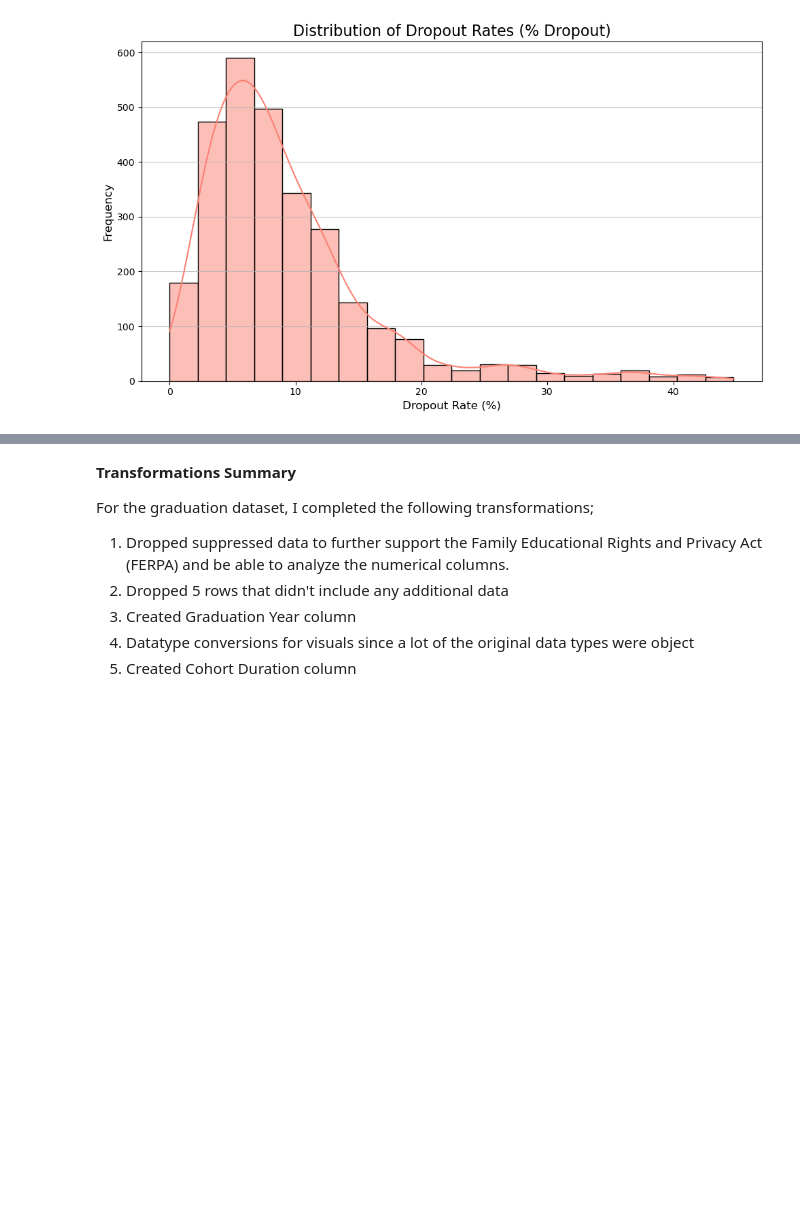
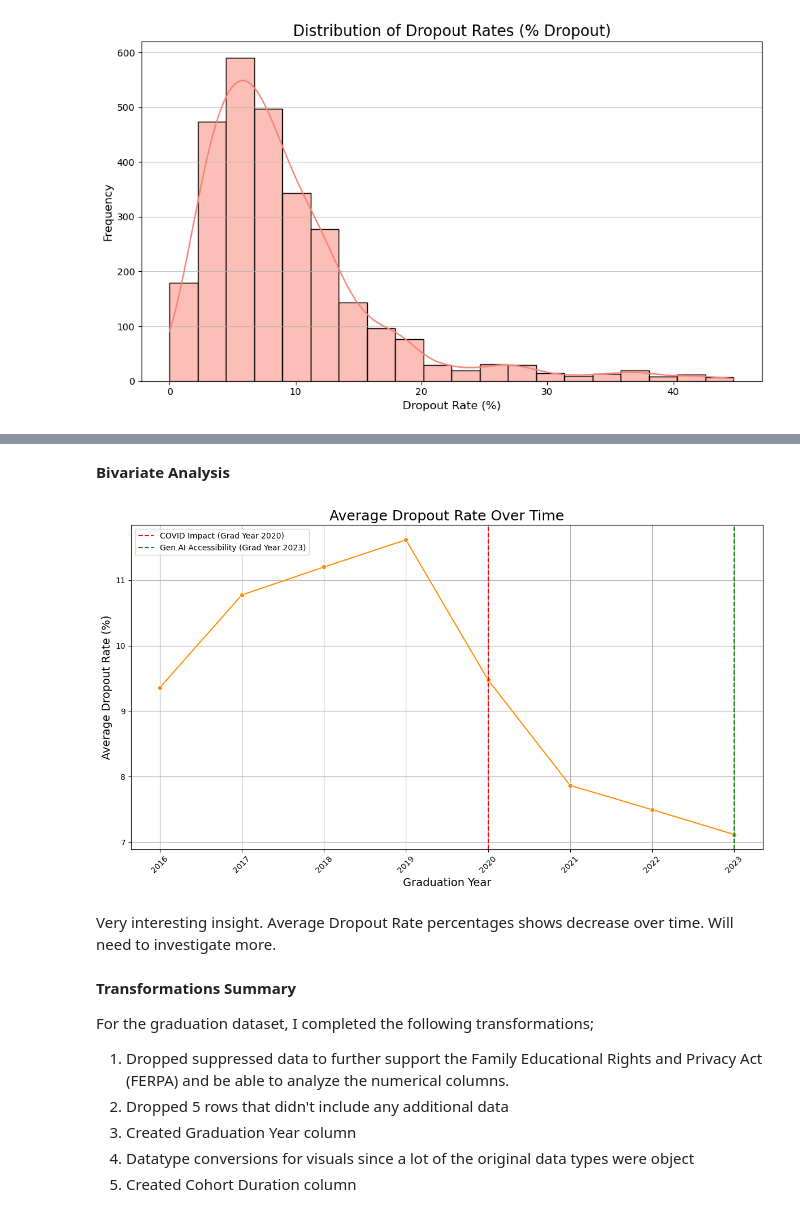
Before and after one commit to Mrfunderburker/Education-Capstone, a Jupyter notebook: code/graduation_eda.ipynb, the cells around one changed output, grey strips where cells are left out. Saved outputs shown, nothing was run; the diff lists cells and outputs as text; code cells hidden in the pictures; blank space fills up the shorter version.

Commit message:
start bivariate

```diff
--- a/code/graduation_eda.ipynb
+++ b/code/graduation_eda.ipynb
@@ -271,3 +301,24 @@ plt.show()
+# %% [markdown]
+**Bivariate Analysis**
+# %%
+# Average % Dropout over Graduation Year
+dropout_year_trends = graduation.groupby('Graduation Year')['% Dropout'].mean().reset_index()
+plt.figure(figsize=(12, 7))
+sns.lineplot(data=dropout_year_trends, x='Graduation Year', y='% Dropout', marker='o', color='darkorange')
+plt.title('Average Dropout Rate Over Time', fontsize=18)
+plt.xlabel('Graduation Year', fontsize=14)
+plt.ylabel('Average Dropout Rate (%)', fontsize=14)
+plt.xticks(rotation=45)
+plt.grid(True)
+plt.axvline(x=2020, color='red', linestyle='--', label='COVID Impact (Grad Year 2020)')
+plt.axvline(x=2023, color='green', linestyle='--', label='Gen AI Accessibility (Grad Year 2023)')
+plt.legend(fontsize=10)
+plt.tight_layout()
+plt.show()
+# %% [output]
+[figure, added]
+# %% [markdown]
+Very interesting insight. Average Dropout Rate percentages shows decrease over time. Will need to investigate more.
 # %% [markdown]
 **Transformations Summary**
 
```
Also changed, not shown: parts of 4 cells of this notebook.
